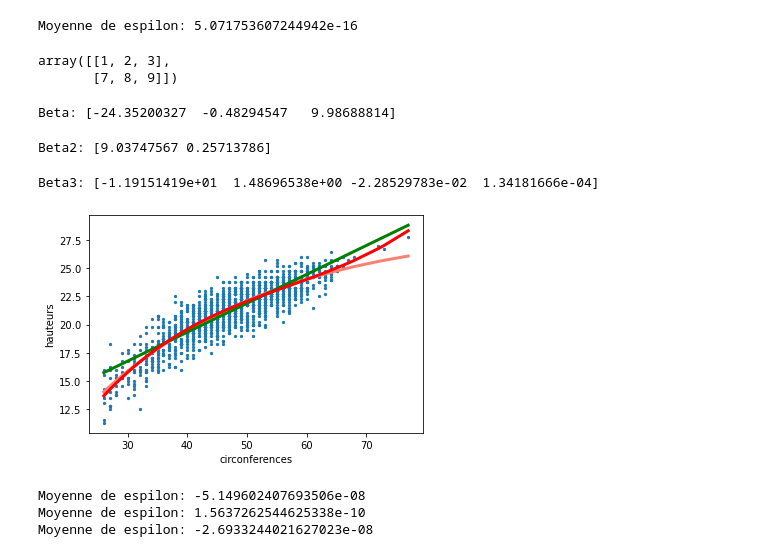
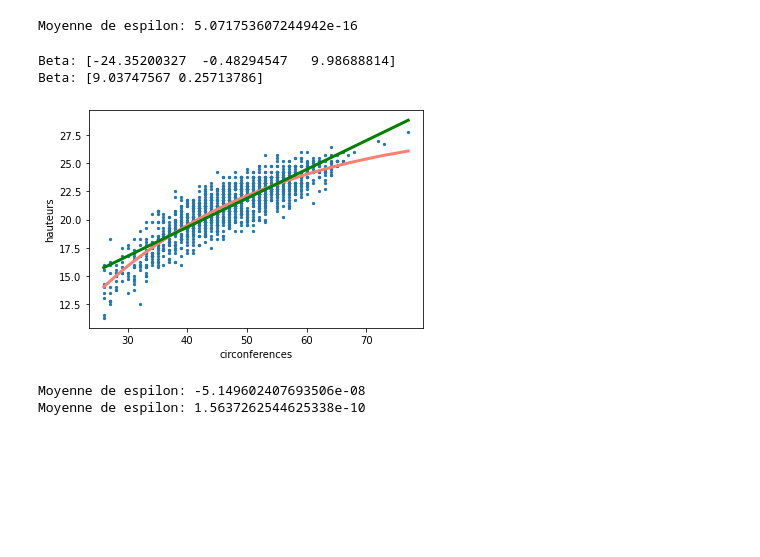
Before and after one commit to PAYRAULT/MPI, a Jupyter notebook: MEU359 - Stat/TP/TP_eucsliptus.ipynb, the cells around one changed output. Drawn from its saved outputs; the diff is of its cells as text; code cells hidden in the pictures; blank space fills up the shorter version.

```diff
--- a/MEU359 - Stat/TP/TP_eucsliptus.ipynb
+++ b/MEU359 - Stat/TP/TP_eucsliptus.ipynb
@@ -45,11 +46,6 @@ print(f"Moyenne de espilon: {np.sum(y-hauteurs)/n}")
 beta1: 9.037475668452768, beta2: 0.257137855007109
 [figure]
 Moyenne de espilon: 5.071753607244942e-16
-# %%
-np.append([(1,2,3)], [(7, 8, 9)],axis=0)
-# %% [output]
-array([[1, 2, 3],
-       [7, 8, 9]])
 # %%
 #Q7
 # lecture fichier Eucalypcus
@@ -73,57 +66,42 @@ for row in csvreader:
 
 file.close()
 # %%
-circsT = circs.transpose()
-A = np.matmul(circsT,circs)
-A_inv = np.linalg.inv(A)
-B = np.matmul(circsT,hauteurs)
-beta = np.matmul(A_inv,B)
-print(f"Beta: {beta}")
+def calcule_beta(X, Y):
+    XT = X.transpose()
+    A = np.matmul(XT,X)
+    A_inv = np.linalg.inv(A)
+    B = np.matmul(XT,Y)
+    beta = np.matmul(A_inv,B)
+    return beta
+
+print(f"Beta: {calcule_beta(circs, hauteurs)}")
+print(f"Beta: {calcule_beta(circs1, hauteurs)}") # meme resultats que la regression lineaire simple
 # %% [output]
 Beta: [-24.35200327  -0.48294547   9.98688814]
+Beta: [9.03747567 0.25713786]
-# %%
-circs2T = circs2.transpose()
-A2 = np.matmul(circs2T,circs2)
-A2_inv = np.linalg.inv(A2)
-B2 = np.matmul(circs2T,hauteurs)
-beta2 = np.matmul(A2_inv,B2)
-print(f"Beta2: {beta2}")
-# %% [output]
-Beta2: [9.03747567 0.25713786]
-# %%
-circs3T = circs3.transpose()
-A3 = np.matmul(circs3T,circs3)
-A3_inv = np.linalg.inv(A3)
-B3 = np.matmul(circs3T,hauteurs)
-beta3 = np.matmul(A3_inv,B3)
-print(f"Beta3: {beta3}")
-# %% [output]
-Beta3: [-1.19151419e+01  1.48696538e+00 -2.28529783e-02  1.34181666e-04]
 # %%
-# tri par hauteurs
+# Question 7
+# Tri par hauteurs
+beta = calcule_beta(circs, hauteurs)
 circs_sort = circs[circs[:, 1].argsort()]
 y = beta[0]+beta[1]*circs_sort[:,[1]]+beta[2]*circs_sort[:,[2]]
-circs2_sort = circs2[circs[:, 1].argsort()]
-y2 = beta2[0]+beta2[1]*circs2_sort[:,[1]]
-circs3_sort = circs3[circs[:, 1].argsort()]
-y3 = beta3[0]+beta3[1]*circs3_sort[:,[1]]+beta3[2]*circs3_sort[:,[2]]+beta3[3]*circs3_sort[:,[3]]
+
+beta1 = calcule_beta(circs1, hauteurs)
+circs1_sort = circs1[circs1[:, 1].argsort()]
+y1 = beta1[0]+beta1[1]*circs1_sort[:,[1]]
 
 plt.scatter(circs[:,[1]], hauteurs,s=5)
 plt.plot(circs_sort[:,[1]], y, color='salmon', linewidth=3)
-plt.plot(circs_sort[:,[1]], y2, color='green', linewidth=3)
-plt.plot(circs_sort[:,[1]], y3, color='red', linewidth=3)
-plt.xlabel("circonferences");
+plt.plot(circs_sort[:,[1]], y1, color='green', linewidth=3)
+plt.xlabel("circonferences")
 plt.ylabel("hauteurs")
 plt.show()
 
 y_pas_trie = beta[0]+beta[1]*circs[:,[1]]+beta[2]*circs[:,[2]]
 print(f"Moyenne de espilon: {np.sum(y_pas_trie-hauteurs)/n}")
-y2_pas_trie = beta2[0]+beta2[1]*circs2[:,[1]]
+y2_pas_trie = beta1[0]+beta1[1]*circs1[:,[1]]
 print(f"Moyenne de espilon: {np.sum(y2_pas_trie-hauteurs)/n}")
-y3_pas_trie = beta3[0]+beta3[1]*circs3[:,[1]]+beta3[2]*circs3[:,[2]]+beta3[3]*circs3[:,[3]]
-print(f"Moyenne de espilon: {np.sum(y3_pas_trie-hauteurs)/n}")
 # %% [output]
-[figure, old version]
+[figure, new version]
 Moyenne de espilon: -5.149602407693506e-08
 Moyenne de espilon: 1.5637262544625338e-10
-Moyenne de espilon: -2.6933244021627023e-08
```
Also changed, not shown: parts of 2 cells of this notebook.
